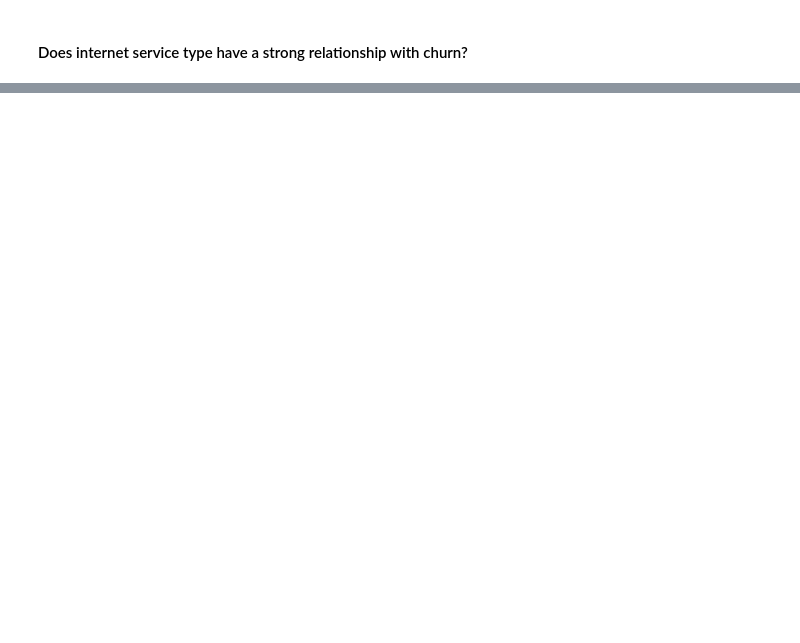
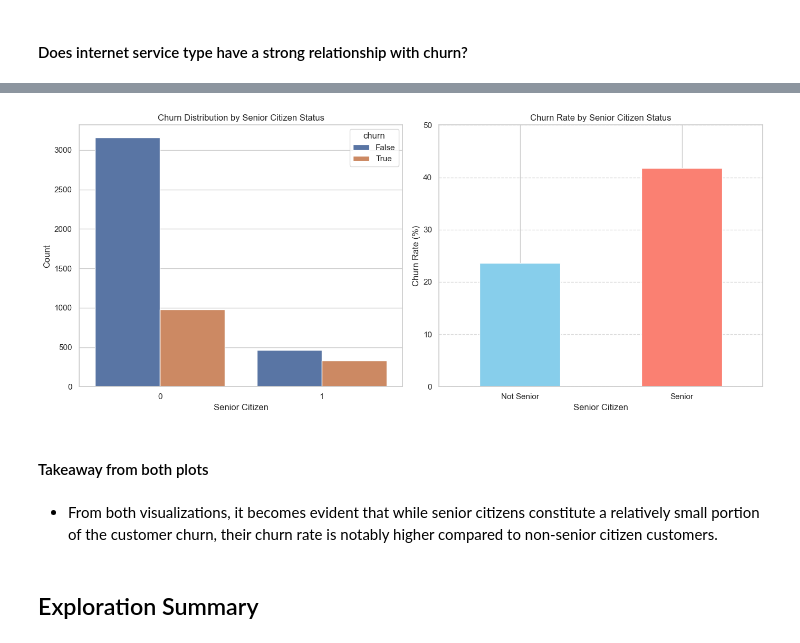
Before and after one commit to TheodoreQuansah/Telco_churn_classification_project, a Jupyter notebook: final_report.ipynb, the cells around one changed output, grey strips where cells are left out. Saved outputs shown, nothing was run; the diff lists cells and outputs as text; code cells hidden in the pictures; blank space fills up the shorter version.

```diff
--- a/final_report.ipynb
+++ b/final_report.ipynb
@@ -236,0 +253,39 @@ Does being a senior citizen affect churn
+# %%
+import matplotlib.pyplot as plt
+import seaborn as sns
+
+# Create subplots with two plots side by side
+fig, axes = plt.subplots(1, 2, figsize=(14, 6))
+
+# Plot 1: Countplot for Senior Citizens
+sns.countplot(data=train, x='senior_citizen', hue='churn', ax=axes[0])
+axes[0].set_xlabel('Senior Citizen')
+axes[0].set_ylabel('Count')
+axes[0].set_title('Churn Distribution by Senior Citizen Status')
+
+# Plot 2: Pie Chart for Senior Citizens
+# Calculate churn rates
+churn_rates = train.groupby('senior_citizen')['churn'].mean() * 100
+
+# Create a bar plot
+churn_rates.plot(kind='bar', color=['skyblue', 'salmon'])
+plt.xlabel('Senior Citizen')
+plt.ylabel('Churn Rate (%)')
+plt.title('Churn Rate by Senior Citizen Status')
+plt.xticks(ticks=[0, 1], labels=['Not Senior', 'Senior'], rotation=0)
+plt.ylim(0, 50)
+plt.grid(axis='y', linestyle='--', alpha=0.7)
+
+# Adjust spacing between subplots
+plt.tight_layout()
+
+# Show the subplots
+plt.show()
+# %% [output]
+[figure, added]
+# %% [markdown]
+#### Takeaway from both plots
+# %% [markdown]
+- From both visualizations, it becomes evident that while senior citizens constitute a relatively small portion of the customer churn, their churn rate is notably higher compared to non-senior citizen customers.
+# %% [markdown]
+## Exploration Summary
```
Also changed, not shown: parts of 31 cells of this notebook.
